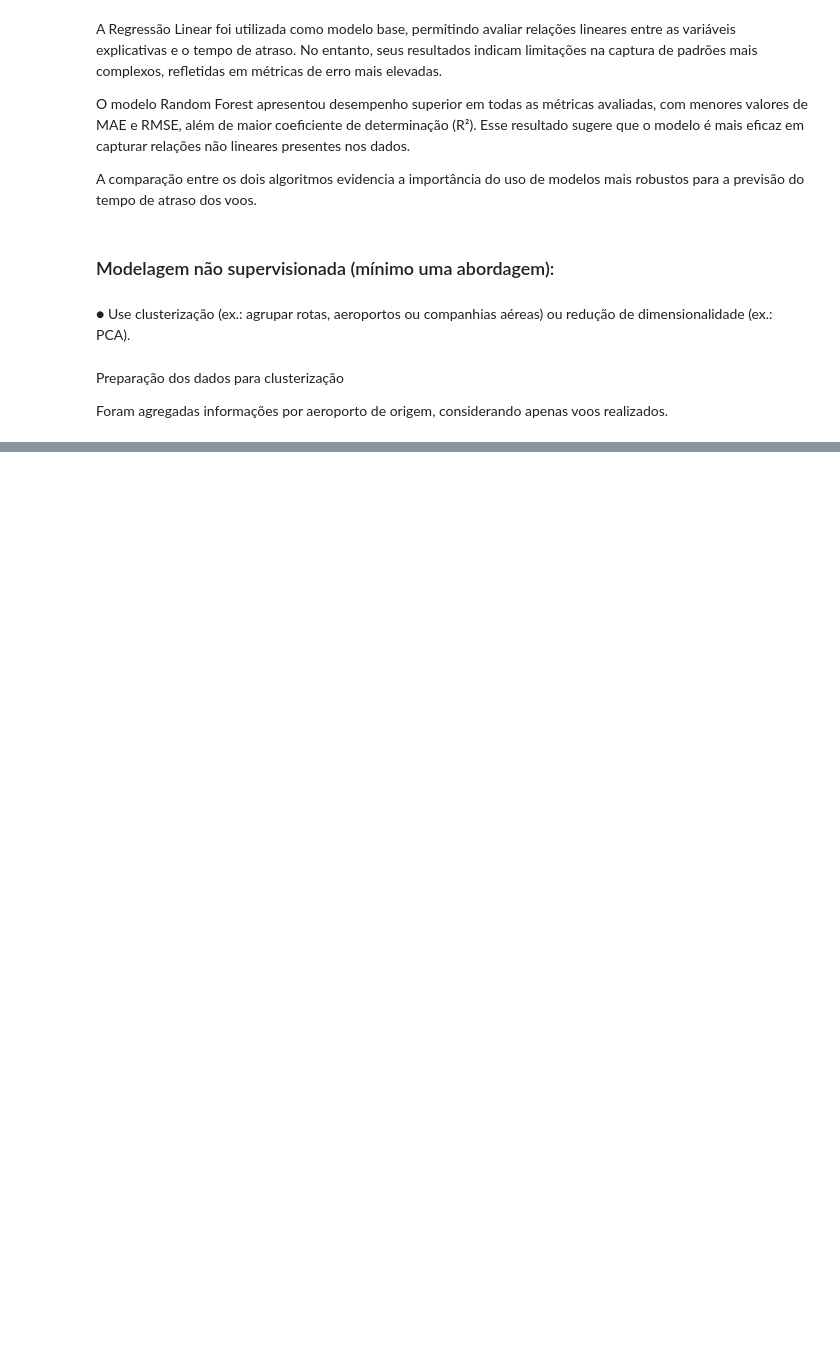
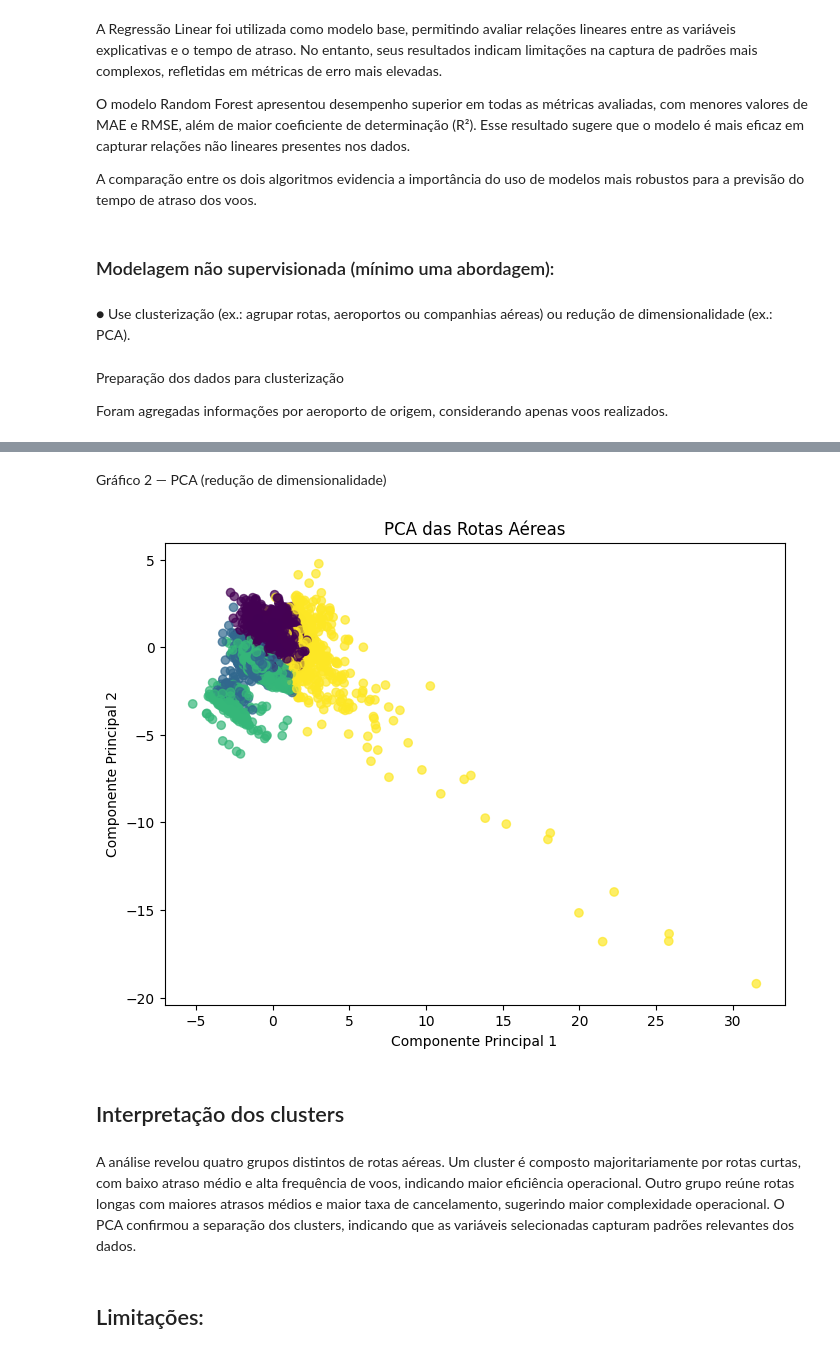
Before and after one commit to dioallan/posTechChalenge, a Jupyter notebook: techChalenge03.ipynb, the cells around one changed output, grey strips where cells are left out. Saved outputs shown, nothing was run; the diff lists cells and outputs as text; code cells hidden in the pictures; blank space fills up the shorter version.

```diff
--- a/techChalenge03.ipynb
+++ b/techChalenge03.ipynb
@@ -414,0 +438,33 @@ O PCA reduz dimensionalidade, mas perde parte da variância original, o que pode
+# %% [markdown]
+Gráfico 2 — PCA (redução de dimensionalidade)
+# %%
+from sklearn.decomposition import PCA
+
+pca = PCA(n_components=2)
+X_pca = pca.fit_transform(X_scaled)
+
+df_routes.loc[df_model.index, 'PC1'] = X_pca[:, 0]
+df_routes.loc[df_model.index, 'PC2'] = X_pca[:, 1]
+
+plt.figure(figsize=(8, 6))
+plt.scatter(
+    df_routes.loc[df_model.index, 'PC1'],
+    df_routes.loc[df_model.index, 'PC2'],
+    c=df_routes.loc[df_model.index, 'cluster'],
+    alpha=0.7
+)
+plt.xlabel('Componente Principal 1')
+plt.ylabel('Componente Principal 2')
+plt.title('PCA das Rotas Aéreas')
+plt.show()
+# %% [output]
+[figure, added]
+# %% [markdown]
+## Interpretação dos clusters
+# %% [markdown]
+A análise revelou quatro grupos distintos de rotas aéreas.
+Um cluster é composto majoritariamente por rotas curtas, com baixo atraso médio e alta frequência de voos, indicando maior eficiência operacional.
+Outro grupo reúne rotas longas com maiores atrasos médios e maior taxa de cancelamento, sugerindo maior complexidade operacional.
+O PCA confirmou a separação dos clusters, indicando que as variáveis selecionadas capturam padrões relevantes dos dados.
+# %% [markdown]
+## Limitações:
```
Also changed, not shown: parts of 68 cells of this notebook.
